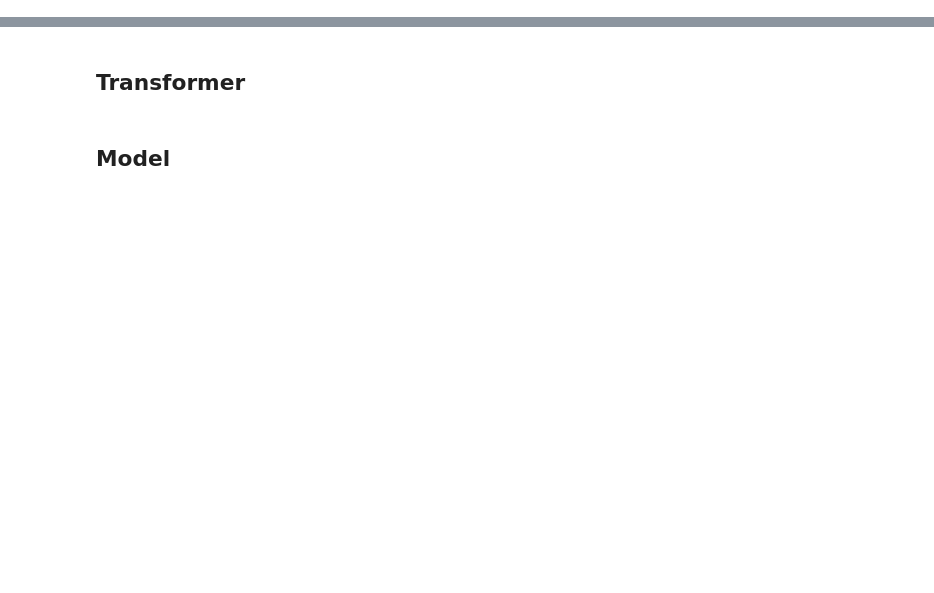
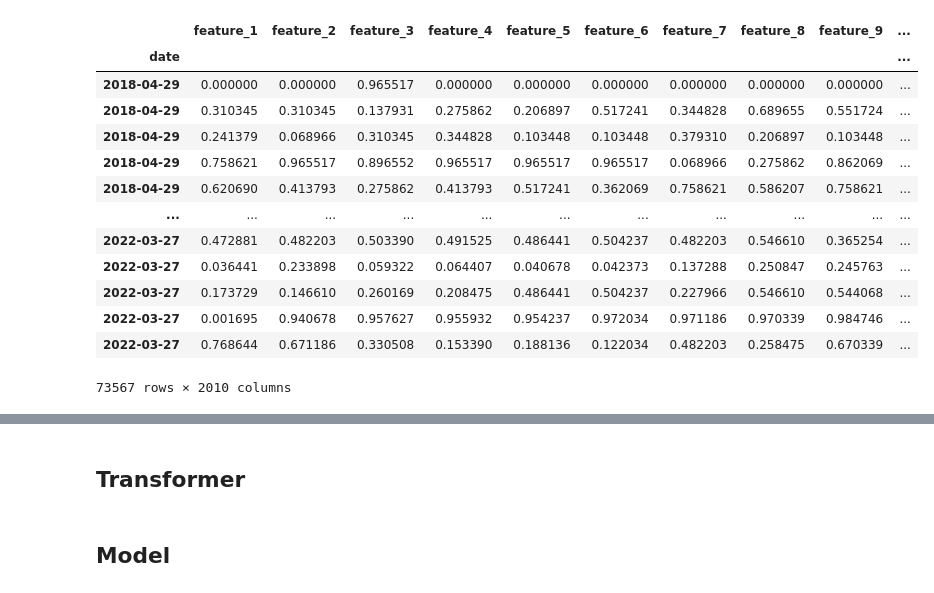
Before and after one commit to ferdinandl007/PriceTransformerNet, a Jupyter notebook: IndependentProject.ipynb, the cells around one changed output, grey strips where cells are left out. Drawn from its saved outputs; the diff is of its cells as text; code cells hidden in the pictures; blank space fills up the shorter version.

```diff
--- a/IndependentProject.ipynb
+++ b/IndependentProject.ipynb
@@ -317,0 +69,17 @@ class Time2Vector(Layer):
+# %%
+X
+# %% [output]
+|  | feature_1 | feature_2 | feature_3 | feature_4 | feature_5 | feature_6 | feature_7 | feature_8 | feature_9 | ... |
+| date |  |  |  |  |  |  |  |  |  | ... |
+| 2018-04-29 | 0.000000 | 0.000000 | 0.965517 | 0.000000 | 0.000000 | 0.000000 | 0.000000 | 0.000000 | 0.000000 | ... |
+| 2018-04-29 | 0.310345 | 0.310345 | 0.137931 | 0.275862 | 0.206897 | 0.517241 | 0.344828 | 0.689655 | 0.551724 | ... |
+| 2018-04-29 | 0.241379 | 0.068966 | 0.310345 | 0.344828 | 0.103448 | 0.103448 | 0.379310 | 0.206897 | 0.103448 | ... |
+| 2018-04-29 | 0.758621 | 0.965517 | 0.896552 | 0.965517 | 0.965517 | 0.965517 | 0.068966 | 0.275862 | 0.862069 | ... |
+| 2018-04-29 | 0.620690 | 0.413793 | 0.275862 | 0.413793 | 0.517241 | 0.362069 | 0.758621 | 0.586207 | 0.758621 | ... |
+| ... | ... | ... | ... | ... | ... | ... | ... | ... | ... | ... |
+| 2022-03-27 | 0.472881 | 0.482203 | 0.503390 | 0.491525 | 0.486441 | 0.504237 | 0.482203 | 0.546610 | 0.365254 | ... |
+| 2022-03-27 | 0.036441 | 0.233898 | 0.059322 | 0.064407 | 0.040678 | 0.042373 | 0.137288 | 0.250847 | 0.245763 | ... |
+| 2022-03-27 | 0.173729 | 0.146610 | 0.260169 | 0.208475 | 0.486441 | 0.504237 | 0.227966 | 0.546610 | 0.544068 | ... |
+| 2022-03-27 | 0.001695 | 0.940678 | 0.957627 | 0.955932 | 0.954237 | 0.972034 | 0.971186 | 0.970339 | 0.984746 | ... |
+| 2022-03-27 | 0.768644 | 0.671186 | 0.330508 | 0.153390 | 0.188136 | 0.122034 | 0.482203 | 0.258475 | 0.670339 | ... |
+73567 rows × 2010 columns
```
Also changed, not shown: parts of 32 cells of this notebook, 57 other files.
